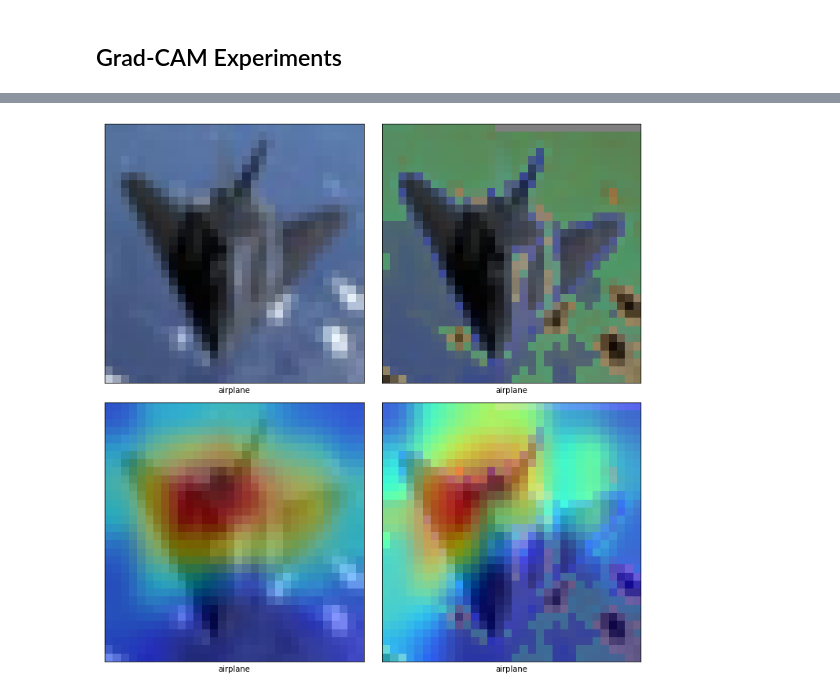
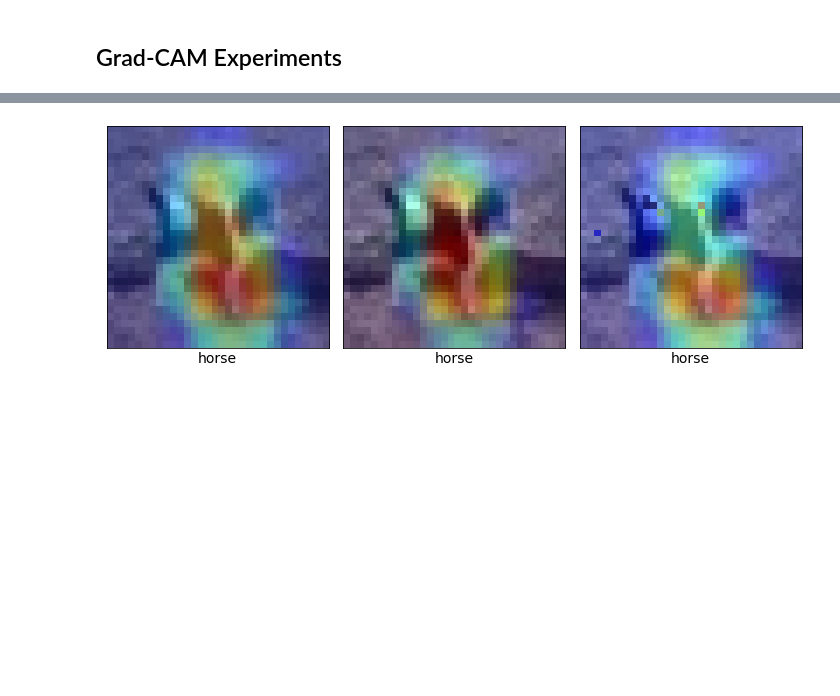
Before and after one commit to ErikBavenstrand/FixMatch, a Jupyter notebook: FixMatch.ipynb, the cells around one changed output, grey strips where cells are left out. Drawn from its saved outputs; the diff is of its cells as text; code cells hidden in the pictures; blank space fills up the shorter version.

```diff
--- a/FixMatch.ipynb
+++ b/FixMatch.ipynb
@@ -1033,11 +1185,11 @@ def find_last_conv_layer(model):
             return layer
     raise ValueError("Could not find conv layer. Cannot apply GradCAM.")
 
+
 def make_gradcam_heatmap(images_array, model):
     last_conv_layer = find_last_conv_layer(model)
 
     last_conv_layer_model = Model(model.inputs, last_conv_layer.output)
-
 
     classifier_input = Input(shape=last_conv_layer.output.shape[1:])
     x = classifier_input
@@ -1086,6 +1238,7 @@ def make_gradcam_heatmap(images_array, model):
 
     return heatmap
 
+
 def combine_heatmap_image(image_array, heatmap):
     image_array = np.uint8(255 * image_array)
     heatmap = np.uint8(255 * heatmap)
@@ -1099,10 +1252,11 @@ def combine_heatmap_image(image_array, heatmap):
         jet_heatmap = jet_colors[hm]
 
         jet_heatmap = array_to_img(jet_heatmap)
-        jet_heatmap = jet_heatmap.resize((image_array.shape[1], image_array.shape[2]))
+        jet_heatmap = jet_heatmap.resize(
+            (image_array.shape[1], image_array.shape[2]))
         jet_heatmap = img_to_array(jet_heatmap)
 
-        superimposed_img = jet_heatmap * 0.8 + im
+        superimposed_img = jet_heatmap * 0.6 + im
         superimposed_img = array_to_img(superimposed_img)
         superimposed_imgs[i] = superimposed_img
 
@@ -1110,7 +1264,14 @@ def combine_heatmap_image(image_array, heatmap):
 # %% [markdown]
 ## Grad-CAM Experiments
 # %%
-(test_grad, n_test_grad_batches) = dataset_test_gradcam_fixed(10, 1, seed=13)
+model = load_model('400_2')
+(test_grad,
+ n_test_grad_batches) = dataset_test_gradcam_fixed(10,
+                                                   1,
+                                                   identity,
+                                                   autocontrast,
+                                                   solarize,
+                                                   shuffle_classes=True)
 
 # interesting stuff
-# seed 12 ship
+# seed 12, class seed 6
@@ -1117,43 +1280,46 @@ def combine_heatmap_image(image_array, heatmap):
 # %%
-it = iter(tfds.as_numpy(test_grad.unbatch().batch(1)))
-classes = ["airplane", "automobile", "bird", "cat", "deer", "dog", "frog", "horse", "ship", "truck"]
+it = iter(tfds.as_numpy(test_grad.unbatch().batch(1).take(1).repeat()))
+
+classes = [
+    "airplane", "automobile", "bird", "cat", "deer", "dog", "frog", "horse",
+    "ship", "truck"
+]
 
 for i in range(10):
-    (w_a, s_a, labels) = next(it)
+    (c_a, w_a, s_a, labels) = next(it)
+    heatmap_c = make_gradcam_heatmap(c_a, model)
     heatmap_w = make_gradcam_heatmap(w_a, model)
     heatmap_s = make_gradcam_heatmap(s_a, model)
+    heatmap_c_img = combine_heatmap_image(c_a, heatmap_c)
     heatmap_w_img = combine_heatmap_image(w_a, heatmap_w)
     heatmap_s_img = combine_heatmap_image(s_a, heatmap_s)
 
-    f, axarr = plt.subplots(2,2, figsize=(10,10))
+    f, axarr = plt.subplots(1, 3, figsize=(10, 10))
 
-    axarr[0,0].imshow(w_a[0])
-    axarr[0,0].set_xlabel(classes[np.argmax(labels, axis=1)[0]])
-    axarr[0,0].set_xticks([])
-    axarr[0,0].set_xticks([], minor=True)
-    axarr[0,0].set_yticks([])
-    axarr[0,0].set_yticks([], minor=True)
+    axarr[0].imshow(heatmap_c_img[0])
+    axarr[0].set_xlabel(classes[np.argmax(model(c_a), axis=1)[0]],
+                           fontsize=14)
+    axarr[0].set_xticks([])
+    axarr[0].set_xticks([], minor=True)
+    axarr[0].set_yticks([])
+    axarr[0].set_yticks([], minor=True)
 
-    axarr[0,1].imshow(s_a[0])
-    axarr[0,1].set_xlabel(classes[np.argmax(labels, axis=1)[0]])
-    axarr[0,1].set_xticks([])
-    axarr[0,1].set_xticks([], minor=True)
-    axarr[0,1].set_yticks([])
-    axarr[0,1].set_yticks([], minor=True)
 
-    axarr[1,0].imshow(heatmap_w_img[0])
-    axarr[1,0].set_xlabel(classes[np.argmax(model(w_a), axis=1)[0]])
-    axarr[1,0].set_xticks([])
-    axarr[1,0].set_xticks([], minor=True)
-    axarr[1,0].set_yticks([])
-    axarr[1,0].set_yticks([], minor=True)
+    axarr[1].imshow(heatmap_w_img[0])
+    axarr[1].set_xlabel(classes[np.argmax(model(w_a), axis=1)[0]],
+                           fontsize=14)
+    axarr[1].set_xticks([])
+    axarr[1].set_xticks([], minor=True)
+    axarr[1].set_yticks([])
+    axarr[1].set_yticks([], minor=True)
 
-    axarr[1,1].imshow(heatmap_s_img[0])
-    axarr[1,1].set_xlabel(classes[np.argmax(model(s_a), axis=1)[0]])
-    axarr[1,1].set_xticks([])
-    axarr[1,1].set_xticks([], minor=True)
-    axarr[1,1].set_yticks([])
-    axarr[1,1].set_yticks([], minor=True)
+    axarr[2].imshow(heatmap_s_img[0])
+    axarr[2].set_xlabel(classes[np.argmax(model(s_a), axis=1)[0]],
+                           fontsize=14)
+    axarr[2].set_xticks([])
+    axarr[2].set_xticks([], minor=True)
+    axarr[2].set_yticks([])
+    axarr[2].set_yticks([], minor=True)
     plt.tight_layout()
 # %% [output]
-[figure, old version]
+[figure, new version]
```
Also changed, not shown: parts of 29 cells of this notebook.
